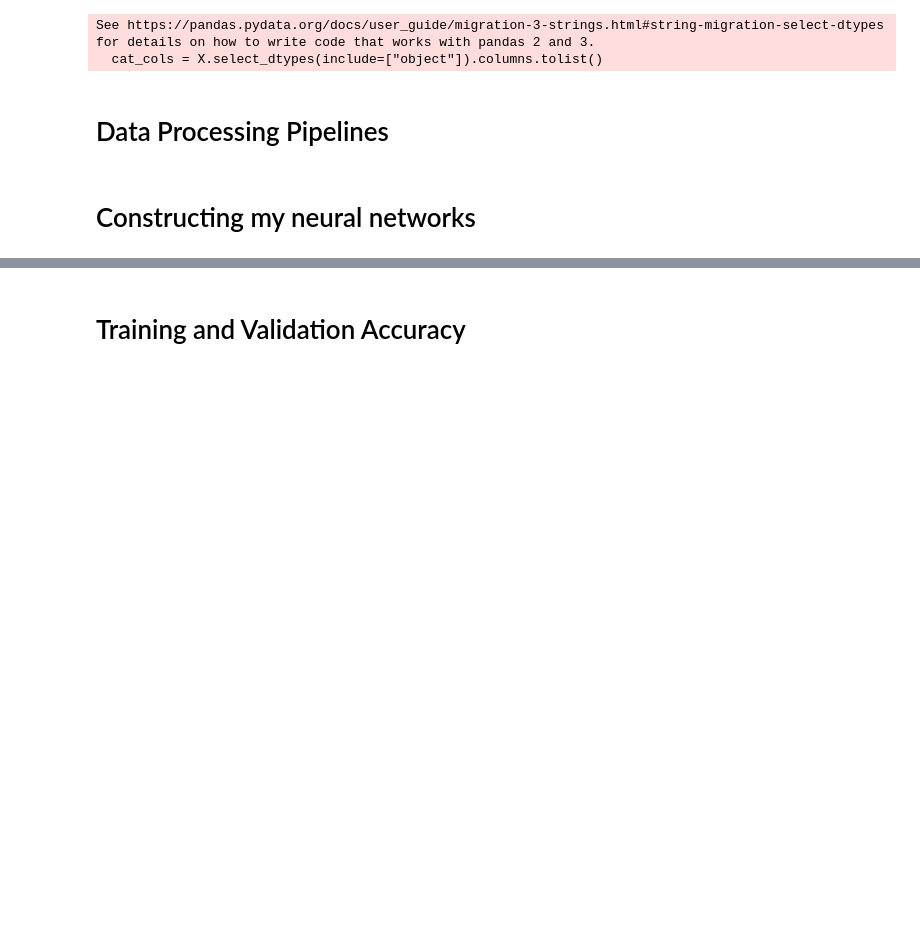
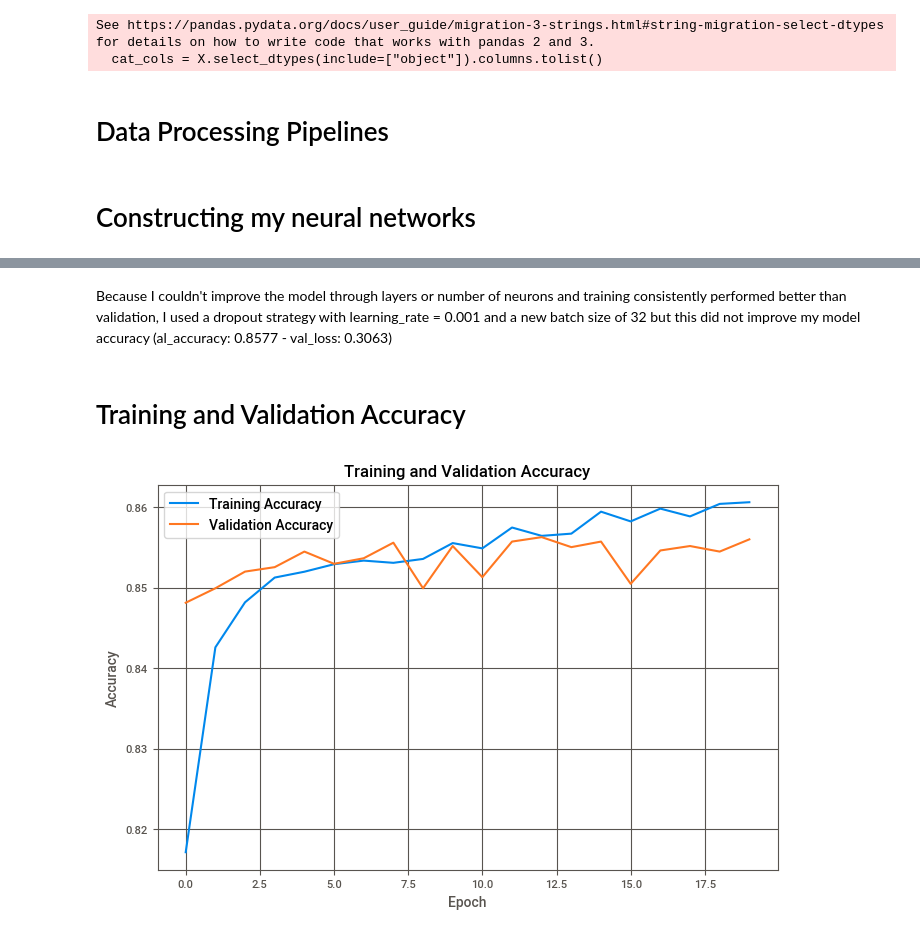
Before and after one commit to PranikaC/Income-Classification-Neural-Network, a Jupyter notebook: Predicting_Income.ipynb, the cells around one changed output, grey strips where cells are left out. Cells and saved outputs as stored; diff of their text form; code cells hidden in the pictures; blank space fills up the shorter version.

```diff
--- a/Predicting_Income.ipynb
+++ b/Predicting_Income.ipynb
@@ -337,0 +320,14 @@ Epoch 20/20
+# %%
+early_stop = keras.callbacks.EarlyStopping(
+    monitor='val_loss',
+    patience=5,
+    restore_best_weights=True
+)
+
+history = model.fit(
+    X_train_processed,
+    y_train,
+    batch_size=64,
+    epochs=20,
+    validation_split=0.2
+)
@@ -338,2 +354,28 @@ Epoch 20/20
+# %% [markdown]
+Because I couldn't improve the model through layers or number of neurons and training consistently performed better than validation, I used a dropout strategy with learning_rate = 0.001 and a new batch size of 32 but this did not improve my model accuracy (al_accuracy: 0.8577 - val_loss: 0.3063)
 # %% [markdown]
 # Training and Validation Accuracy
+# %%
+import matplotlib.pyplot as plt
+
+plt.figure(figsize=(8, 5))
+
+plt.plot(
+    history.history['accuracy'],
+    label='Training Accuracy'
+)
+
+plt.plot(
+    history.history['val_accuracy'],
+    label='Validation Accuracy'
+)
+
+plt.title('Training and Validation Accuracy')
+plt.xlabel('Epoch')
+plt.ylabel('Accuracy')
+
+plt.legend()
+plt.grid(True)
+plt.show()
+# %% [output]
+[figure, added]
```
Also changed, not shown: parts of 6 cells of this notebook.
